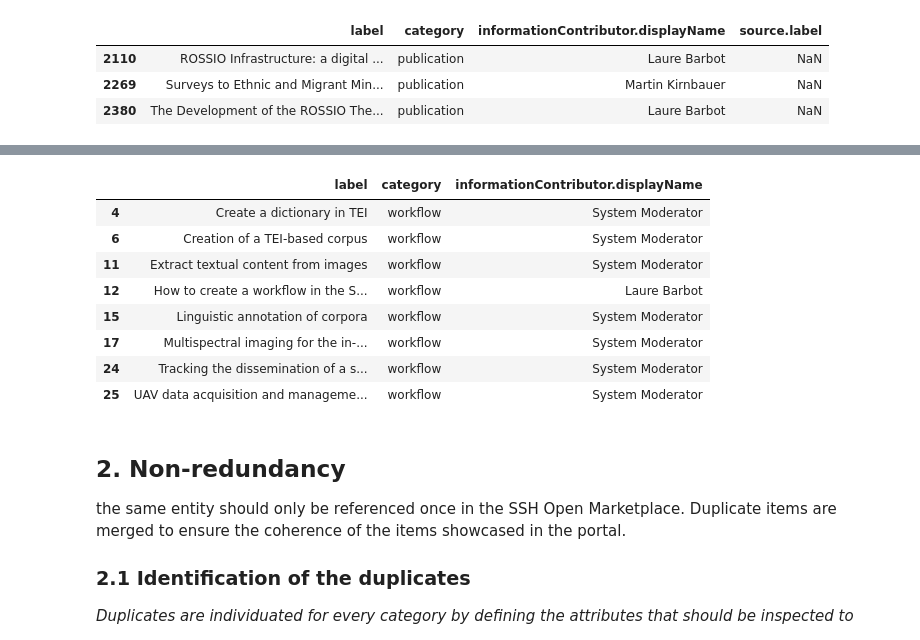
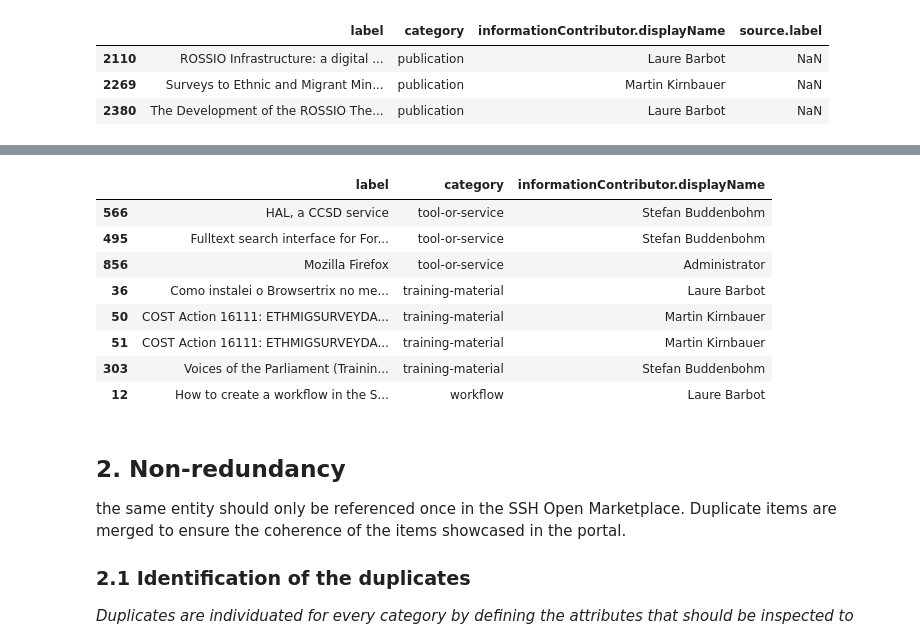
Before and after one commit to SSHOC/marketplace-curation, a Jupyter notebook: LibTest.ipynb, the cells around one changed output, grey strips where cells are left out. Drawn from its saved outputs; the diff is of its cells as text; code cells hidden in the pictures.

```diff
--- a/LibTest.ipynb
+++ b/LibTest.ipynb
@@ -134,17 +143,17 @@ publications_imported_by_Si[['label', 'category','informationContributor.display
 # %%
 df_all_items=pd.concat([df_tool_flat, df_publication_flat, df_trainingmaterials_flat, df_workflows_flat, df_datasets_flat])
-item_imported_by_user=df_all_items[df_all_items['informationContributor.username']!='System importer']
+item_imported_by_user=df_all_items[(df_all_items['informationContributor.username']!='System importer')& (df_all_items['source.label'].isna())]
 item_imported_by_user[['label', 'category','informationContributor.displayName']].sort_values('category').tail(8)
 # %% [output]
 |  | label | category | informationContributor.displayName |
-| 4 | Create a dictionary in TEI | workflow | System Moderator |
-| 6 | Creation of a TEI-based corpus | workflow | System Moderator |
-| 11 | Extract textual content from images | workflow | System Moderator |
+| 566 | HAL, a CCSD service | tool-or-service | Stefan Buddenbohm |
+| 495 | Fulltext search interface for For... | tool-or-service | Stefan Buddenbohm |
+| 856 | Mozilla Firefox | tool-or-service | Administrator |
+| 36 | Como instalei o Browsertrix no me... | training-material | Laure Barbot |
+| 50 | COST Action 16111: ETHMIGSURVEYDA... | training-material | Martin Kirnbauer |
+| 51 | COST Action 16111: ETHMIGSURVEYDA... | training-material | Martin Kirnbauer |
+| 303 | Voices of the Parliament (Trainin... | training-material | Stefan Buddenbohm |
 | 12 | How to create a workflow in the S... | workflow | Laure Barbot |
-| 15 | Linguistic annotation of corpora | workflow | System Moderator |
-| 17 | Multispectral imaging for the in-... | workflow | System Moderator |
-| 24 | Tracking the dissemination of a s... | workflow | System Moderator |
-| 25 | UAV data acquisition and manageme... | workflow | System Moderator |
 # %% [markdown]
 ## 2. Non-redundancy
 
```
Also changed, not shown: parts of 10 cells of this notebook, 3 other files.
